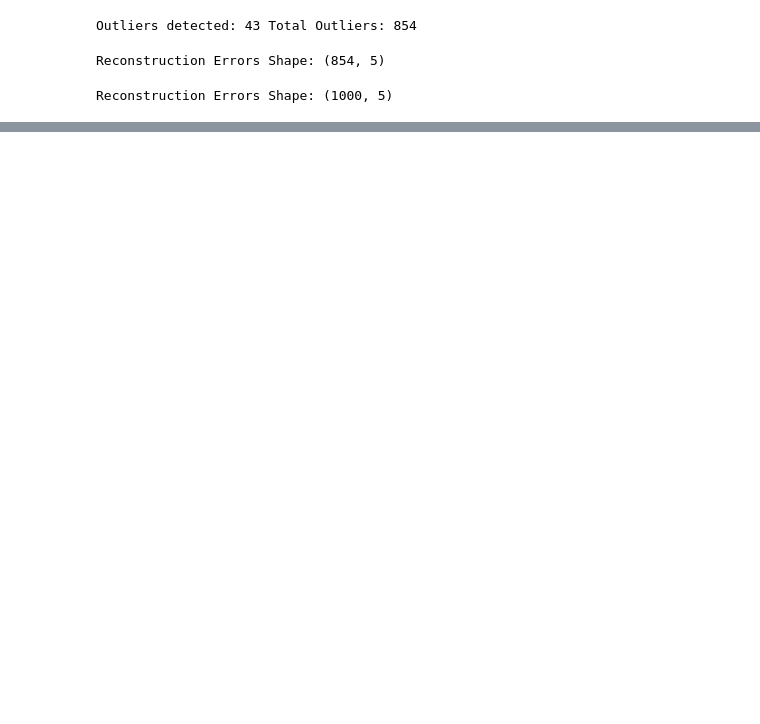
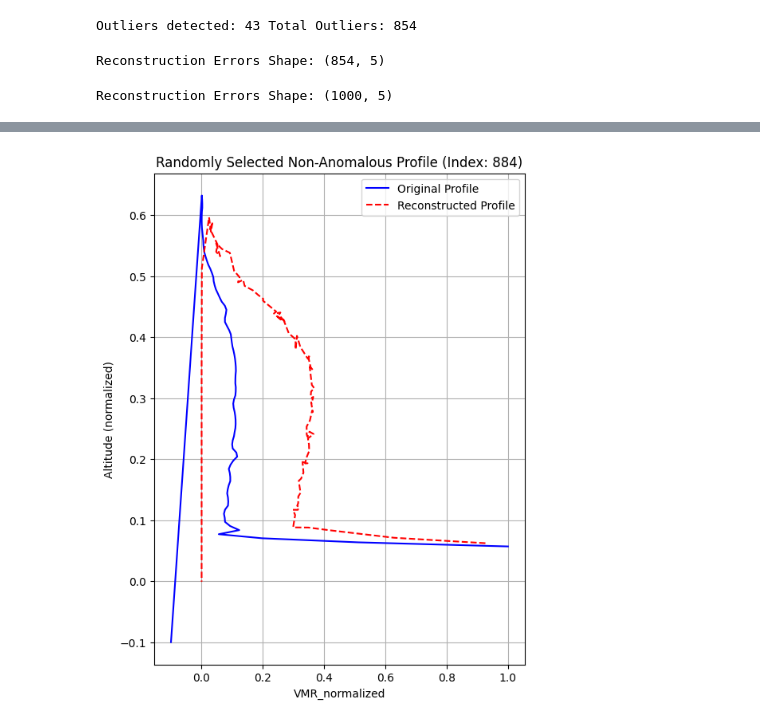
Before and after one commit to james-harvey-git/MPhys_Project, a Jupyter notebook: VAE.ipynb, the cells around one changed output, grey strips where cells are left out. Cells and saved outputs as stored; diff of their text form; code cells hidden in the pictures; blank space fills up the shorter version.

```diff
--- a/VAE.ipynb
+++ b/VAE.ipynb
@@ -384,8 +380,6 @@ def plot_random_good_reconstruction(X_test, reconstructed_X_test, reconstruction
     reconstructed_profile_VMR = reconstructed_X_test[random_idx, -1, :, 0]  # Same profile, first feature
     reconstructed_profile_altitude = reconstructed_X_test[random_idx, -1, :, 1]
 
-    # Get altitude levels
-    altitude = np.linspace(0, 150, original_profile.shape[0])  # Adjust based on your actual altitude data
 
     # Step 4: Plot the original and reconstructed profiles
     plt.figure(figsize=(6, 8))
@@ -398,6 +392,10 @@ def plot_random_good_reconstruction(X_test, reconstructed_X_test, reconstruction
     #plt.gca().invert_yaxis()  # Optional: Invert altitude axis if needed
     plt.grid(True)
     plt.show()
-
-# Example usage:
-plot_random_good_reconstruction(X_test, reconstructed_X_test, reconstruction_errors, threshold=0.05)
+# %%
+threshold = np.percentile(flat_errors_train, 95)
+# %%
+# Example usage:
+plot_random_good_reconstruction(X_train[:1000], X_train_reconstructed, train_reconstruction_errors, threshold=threshold)
+# %% [output]
+[figure, added]
```
Also changed, not shown: parts of 8 cells of this notebook.
